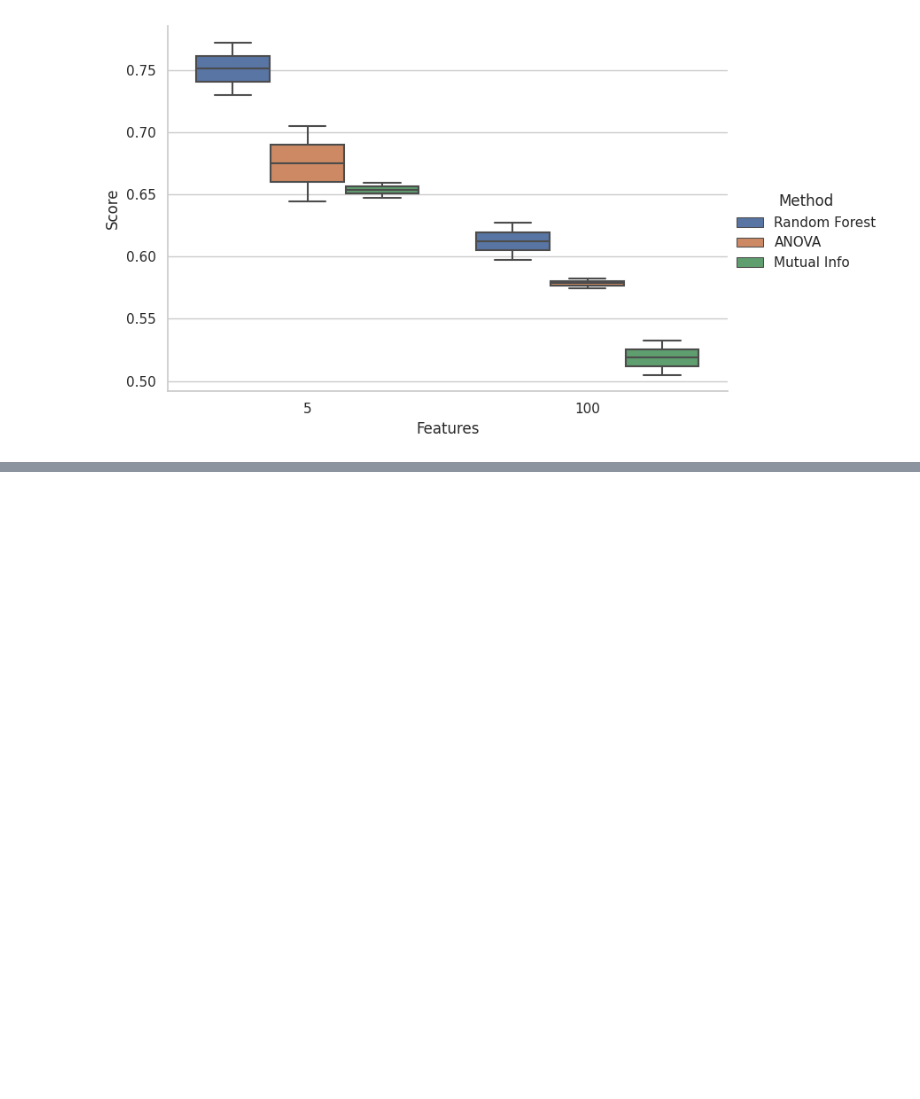
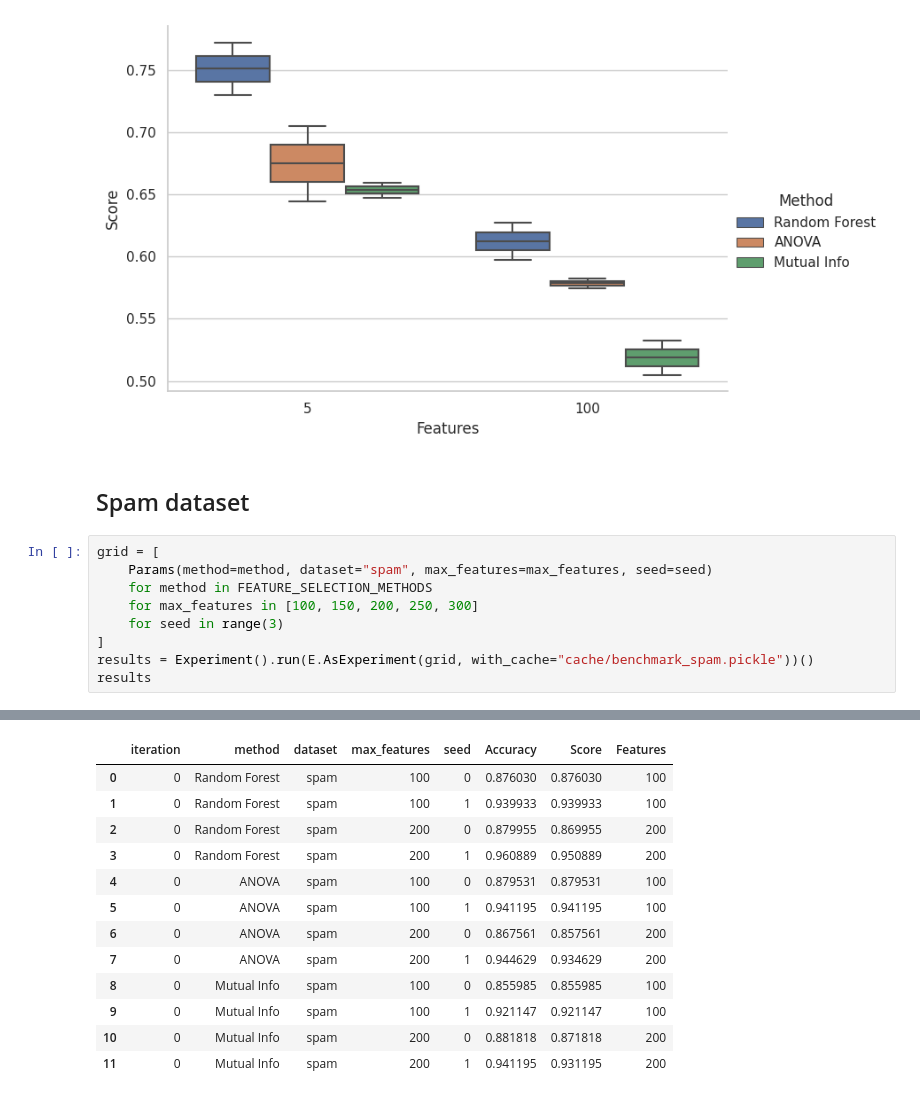
Before and after one commit to Filmos/AML_P2, a Jupyter notebook: Benchmark.ipynb, the cells around one changed output, grey strips where cells are left out. Saved outputs shown, nothing was run; the diff lists cells and outputs as text; blank space fills up the shorter version.

```diff
--- a/Benchmark.ipynb
+++ b/Benchmark.ipynb
@@ -63,3 +64,15 @@ plot(results)
 # %% [output]
 [figure]
 [figure]
+# %% [markdown]
+## Spam dataset
+# %%
+grid = [
+    Params(method=method, dataset="spam", max_features=max_features, seed=seed)
+    for method in FEATURE_SELECTION_METHODS
+    for max_features in [100, 150, 200, 250, 300]
+    for seed in range(3)
+]
+results = Experiment().run(E.AsExperiment(grid, with_cache="cache/benchmark_spam.pickle"))()
+results
+# %% [output]
@@ -65,0 +164,13 @@ plot(results)
+|  | iteration | method | dataset | max_features | seed | Accuracy | Score | Features |
+| 0 | 0 | Random Forest | spam | 100 | 0 | 0.876030 | 0.876030 | 100 |
+| 1 | 0 | Random Forest | spam | 100 | 1 | 0.939933 | 0.939933 | 100 |
+| 2 | 0 | Random Forest | spam | 200 | 0 | 0.879955 | 0.869955 | 200 |
+| 3 | 0 | Random Forest | spam | 200 | 1 | 0.960889 | 0.950889 | 200 |
+| 4 | 0 | ANOVA | spam | 100 | 0 | 0.879531 | 0.879531 | 100 |
+| 5 | 0 | ANOVA | spam | 100 | 1 | 0.941195 | 0.941195 | 100 |
+| 6 | 0 | ANOVA | spam | 200 | 0 | 0.867561 | 0.857561 | 200 |
+| 7 | 0 | ANOVA | spam | 200 | 1 | 0.944629 | 0.934629 | 200 |
+| 8 | 0 | Mutual Info | spam | 100 | 0 | 0.855985 | 0.855985 | 100 |
+| 9 | 0 | Mutual Info | spam | 100 | 1 | 0.921147 | 0.921147 | 100 |
+| 10 | 0 | Mutual Info | spam | 200 | 0 | 0.881818 | 0.871818 | 200 |
+| 11 | 0 | Mutual Info | spam | 200 | 1 | 0.941195 | 0.931195 | 200 |
```
Also changed, not shown: parts of 4 cells of this notebook, 8 other files.
